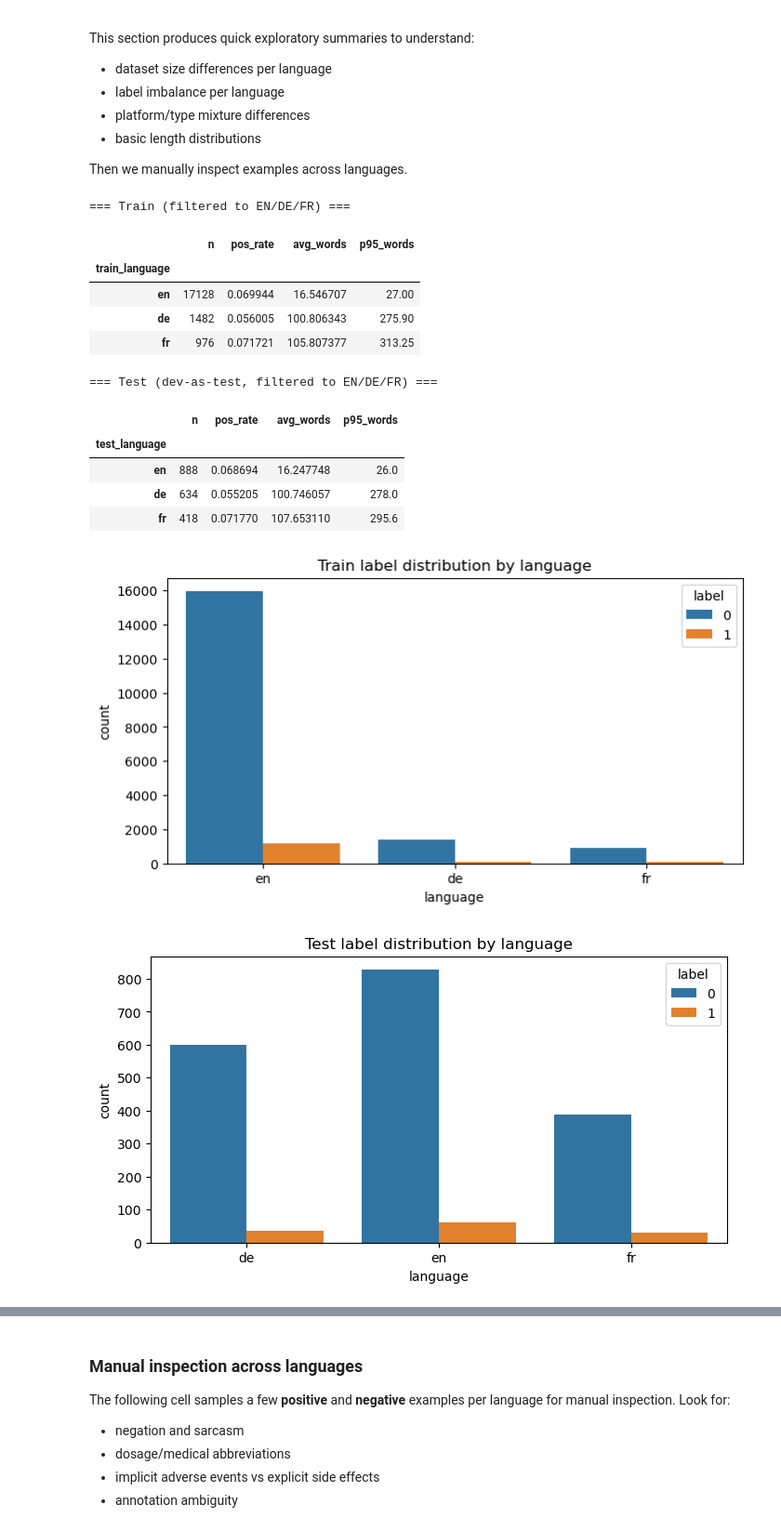
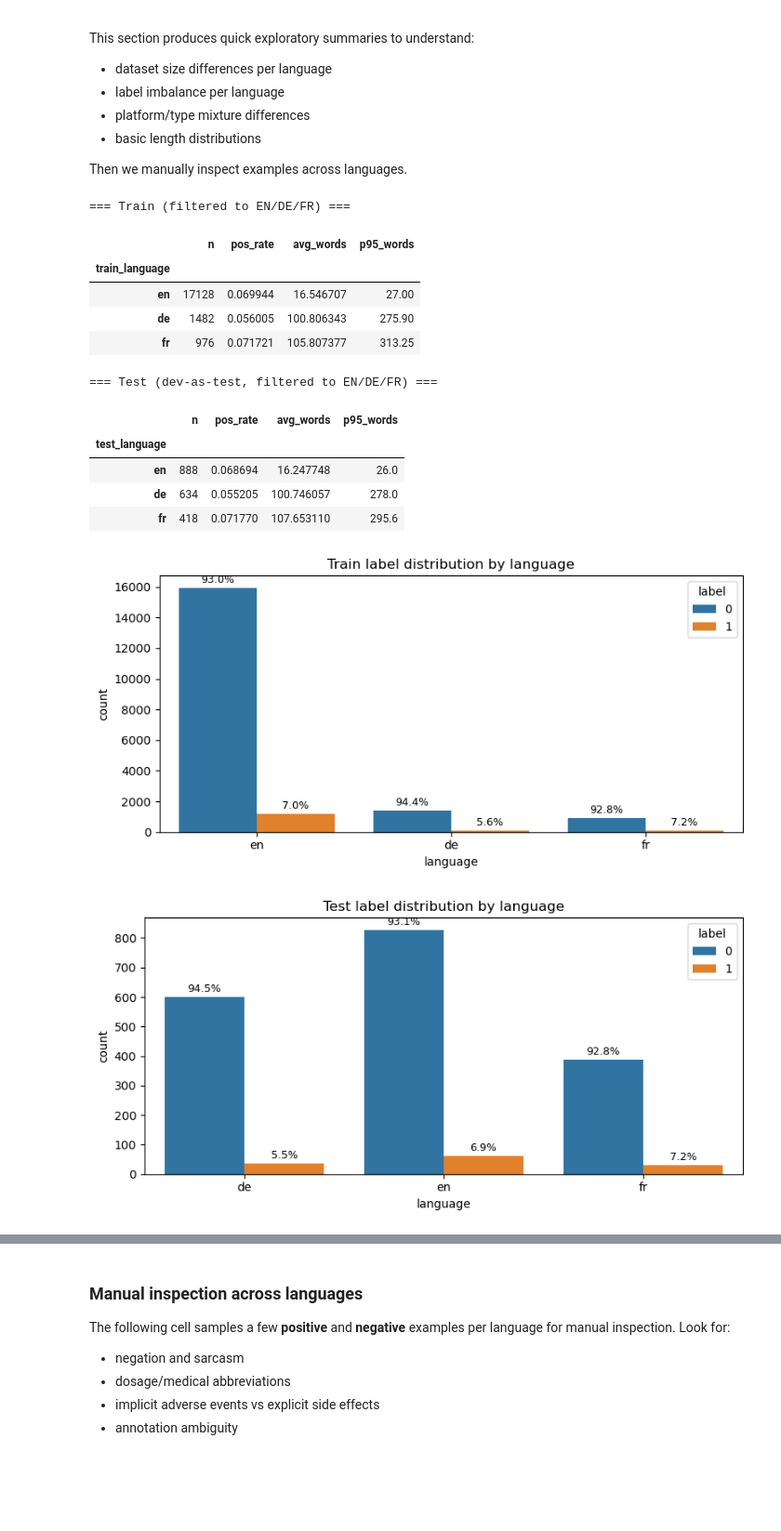
Before and after one commit to atomicsulfate/smm4h-26-task1, a Jupyter notebook: smm4h2026_task1_multilingual_ade.ipynb, the cells around one changed output, grey strips where cells are left out. Shown at 93% size. Cells and saved outputs as stored; diff of their text form; code cells hidden in the pictures; blank space fills up the shorter version.

```diff
--- a/smm4h2026_task1_multilingual_ade.ipynb
+++ b/smm4h2026_task1_multilingual_ade.ipynb
@@ -350,46 +353,79 @@ display(describe_split(train_df, "train"))
 print("=== Test (dev-as-test, filtered to EN/DE/FR) ===")
 display(describe_split(test_df, "test"))
 
+
+def _label_dist_plot(df: pd.DataFrame, title: str):
+    """Bar plot of label counts per language with percentage annotations."""
+    fig, ax = plt.subplots(figsize=(8, 4))
+    sns.countplot(data=df, x="language", hue="label", ax=ax)
+    ax.set_title(title)
+
+    # Compute totals per language for percentage calculation
+    lang_totals = df["language"].value_counts().to_dict()
+
+    for container in ax.containers:
+        for bar in container:
+            count = int(bar.get_height())
+            if count == 0:
+                continue
+            # Identify the language for this bar from its x position
+            tick_idx = round(bar.get_x() + bar.get_width() / 2)
+            lang = ax.get_xticklabels()[tick_idx].get_text() if tick_idx < len(ax.get_xticklabels()) else None
+            # Fall back: match bar centre to tick positions
+            if lang is None or lang not in lang_totals:
+                xticks = ax.get_xticks()
+                centre = bar.get_x() + bar.get_width() / 2
+                closest = int(np.argmin(np.abs(np.array(xticks) - centre)))
+                lang = ax.get_xticklabels()[closest].get_text()
+            pct = 100 * count / lang_totals.get(lang, count)
+            ax.text(
+                bar.get_x() + bar.get_width() / 2,
+                bar.get_height() + ax.get_ylim()[1] * 0.01,
+                f"{pct:.1f}%",
+                ha="center", va="bottom", fontsize=9,
+            )
+
+    plt.tight_layout()
+    plt.show()
+
+
 # Label distribution plots
-plt.figure(figsize=(8, 4))
-sns.countplot(data=train_df[train_df["language"].isin(TRAIN_LANGS + [ZERO_SHOT_LANG])], x="language", hue="label")
-plt.title("Train label distribution by language")
-plt.show()
-
-plt.figure(figsize=(8, 4))
-sns.countplot(data=test_df, x="language", hue="label")
-plt.title("Test label distribution by language")
-plt.show()
+_label_dist_plot(
+    train_df[train_df["language"].isin(TRAIN_LANGS + [ZERO_SHOT_LANG])],
+    "Train label distribution by language",
+)
+_label_dist_plot(test_df, "Test label distribution by language")
+_label_dist_plot(val_en_de, "Validation label distribution by language")
 
 # Type mix
 plt.figure(figsize=(10, 4))
 plot_df = train_df[train_df["language"].isin(TRAIN_LANGS + [ZERO_SHOT_LANG])]
 order = plot_df["type"].value_counts().head(8).index
 sns.countplot(data=plot_df[plot_df["type"].isin(order)], y="type", hue="language")
 plt.title("Top text types in train (EN/DE/FR)")
 plt.tight_layout()
 plt.show()
 
 # Length distributions
 plt.figure(figsize=(10, 4))
 plot_df = train_df[train_df["language"].isin(TRAIN_LANGS + [ZERO_SHOT_LANG])].copy()
 plot_df["len_words"] = plot_df["text"].astype(str).str.split().map(len)
 sns.histplot(data=plot_df, x="len_words", hue="language", bins=60, element="step", stat="density", common_norm=False)
 plt.xlim(0, 200)
 plt.title("Word length distribution (train)")
 plt.show()
 # %% [output]
 === Train (filtered to EN/DE/FR) ===
 |  | n | pos_rate | avg_words | p95_words |
 | train_language |  |  |  |  |
 | en | 17128 | 0.069944 | 16.546707 | 27.00 |
 | de | 1482 | 0.056005 | 100.806343 | 275.90 |
 | fr | 976 | 0.071721 | 105.807377 | 313.25 |
 === Test (dev-as-test, filtered to EN/DE/FR) ===
 |  | n | pos_rate | avg_words | p95_words |
 | test_language |  |  |  |  |
 | en | 888 | 0.068694 | 16.247748 | 26.0 |
 | de | 634 | 0.055205 | 100.746057 | 278.0 |
 | fr | 418 | 0.071770 | 107.653110 | 295.6 |
-[figure, old version]
+[figure, new version]
-[figure, old version]
+[figure, new version]
```
Also changed, not shown: parts of 9 cells of this notebook, 1 other file.
